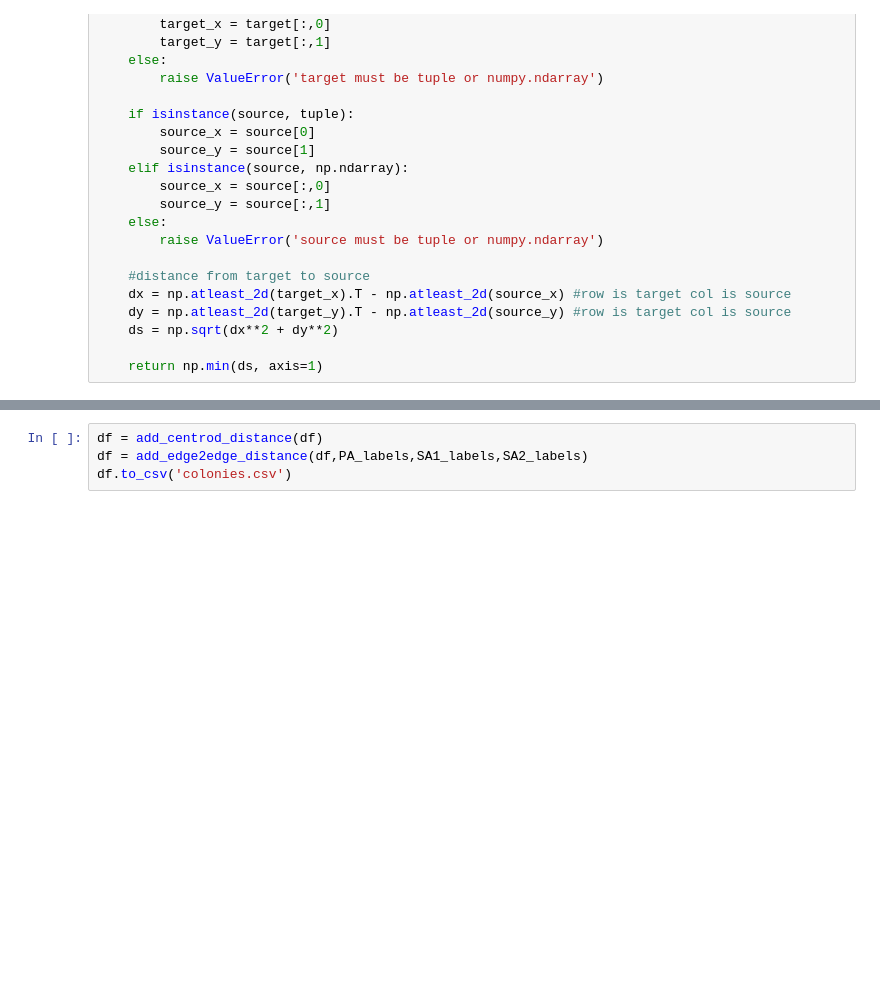
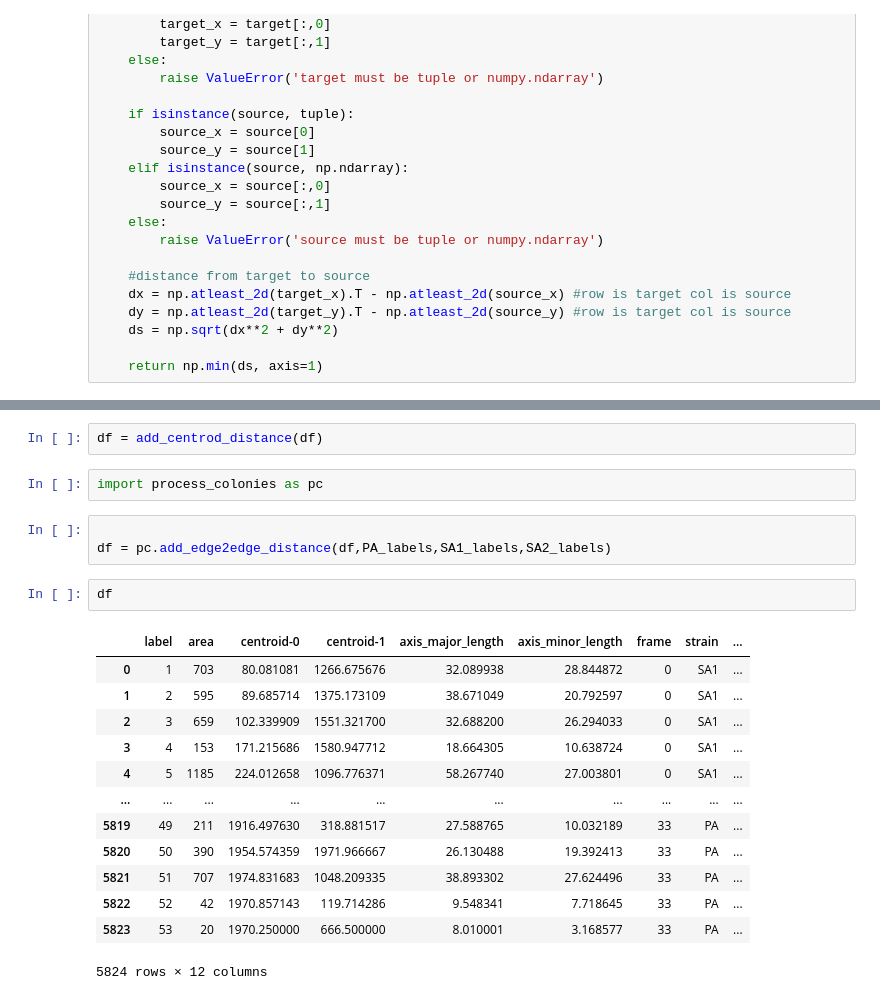
Before and after one commit to simonvanvliet/PA-SA_Agarpads, a Jupyter notebook: 1A_check_segmentation.ipynb, the cells around one changed output, grey strips where cells are left out. Saved outputs shown, nothing was run; the diff lists cells and outputs as text; blank space fills up the shorter version.

```diff
--- a/1A_check_segmentation.ipynb
+++ b/1A_check_segmentation.ipynb
@@ -543,7 +609,26 @@ def add_edge2edge_distance(df,PA_labels,SA1_labels,SA2_labels):
             df.loc[i, 'min_dist_PA_edge2edge'] = dist.min()
 
     return df
+# %%
+df = add_centrod_distance(df)
+# %%
+import process_colonies as pc
 # %%
-df = add_centrod_distance(df)
-df = add_edge2edge_distance(df,PA_labels,SA1_labels,SA2_labels)
-df.to_csv('colonies.csv')
+
+df = pc.add_edge2edge_distance(df,PA_labels,SA1_labels,SA2_labels)
+# %%
+df
+# %% [output]
+|  | label | area | centroid-0 | centroid-1 | axis_major_length | axis_minor_length | frame | strain | ... |
+| 0 | 1 | 703 | 80.081081 | 1266.675676 | 32.089938 | 28.844872 | 0 | SA1 | ... |
+| 1 | 2 | 595 | 89.685714 | 1375.173109 | 38.671049 | 20.792597 | 0 | SA1 | ... |
+| 2 | 3 | 659 | 102.339909 | 1551.321700 | 32.688200 | 26.294033 | 0 | SA1 | ... |
+| 3 | 4 | 153 | 171.215686 | 1580.947712 | 18.664305 | 10.638724 | 0 | SA1 | ... |
+| 4 | 5 | 1185 | 224.012658 | 1096.776371 | 58.267740 | 27.003801 | 0 | SA1 | ... |
+| ... | ... | ... | ... | ... | ... | ... | ... | ... | ... |
+| 5819 | 49 | 211 | 1916.497630 | 318.881517 | 27.588765 | 10.032189 | 33 | PA | ... |
+| 5820 | 50 | 390 | 1954.574359 | 1971.966667 | 26.130488 | 19.392413 | 33 | PA | ... |
+| 5821 | 51 | 707 | 1974.831683 | 1048.209335 | 38.893302 | 27.624496 | 33 | PA | ... |
+| 5822 | 52 | 42 | 1970.857143 | 119.714286 | 9.548341 | 7.718645 | 33 | PA | ... |
+| 5823 | 53 | 20 | 1970.250000 | 666.500000 | 8.010001 | 3.168577 | 33 | PA | ... |
+5824 rows × 12 columns
```
Also changed, not shown: parts of 6 cells of this notebook, 4 other files.
